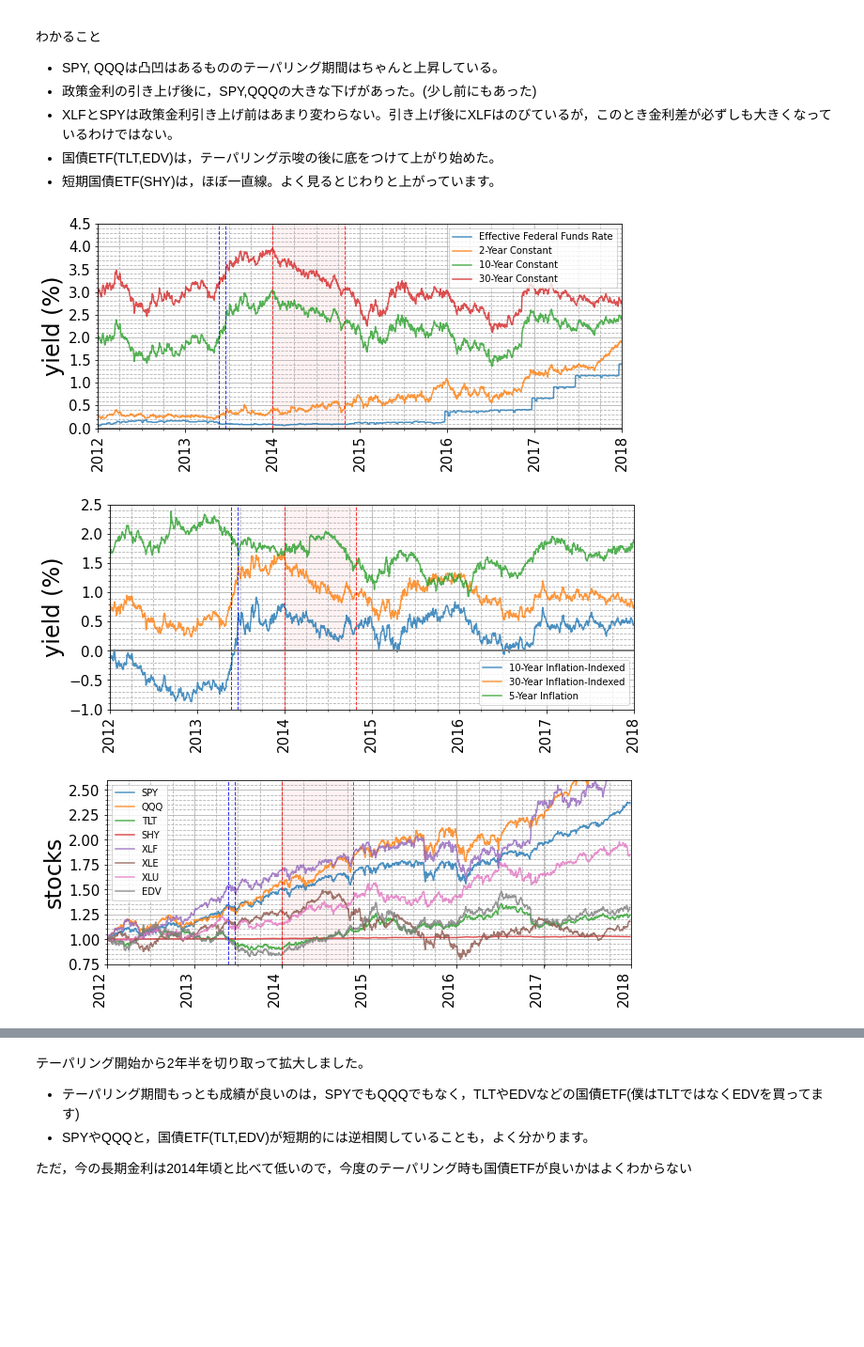
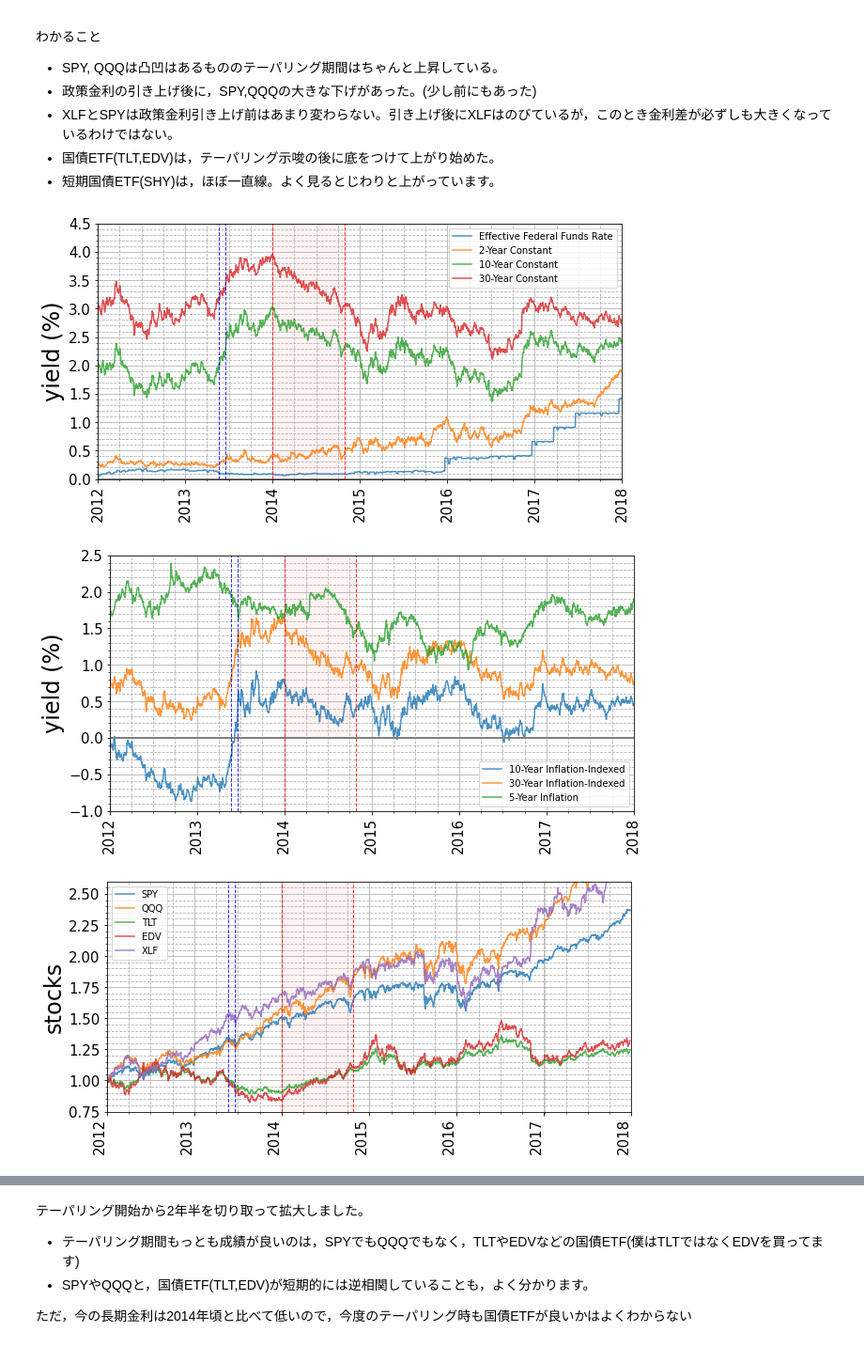
Before and after one commit to jnishii/stock-analysis, a Jupyter notebook: yahoo_fin/Yields.ipynb, the cells around one changed output, grey strips where cells are left out. Shown at 94% size. Drawn from its saved outputs; the diff is of its cells as text; code cells hidden in the pictures; blank space fills up the shorter version.

```diff
--- a/yahoo_fin/Yields.ipynb
+++ b/yahoo_fin/Yields.ipynb
@@ -249,18 +201,20 @@ Yosshiさんの真似をして2013年から2018金利の推移のグラフを作
 # %%
 ytargets = ["FF", "DGS2", "DGS10", "DGS30"]
 itargets = ["DFII10","DFII30","T5YIE"]
 
-stargets = ["SPY", "QQQ", "TLT", "SHY", "XLF", "XLE","XLU","EDV"]
-ctargets = ["GC=F", "SLV", "GDX", "GDXJ", "T5YIE"]
+#stargets = ["SPY", "QQQ", "TLT", "SHY", "XLF", "XLE","XLU","EDV"]
+stargets = ["SPY", "QQQ", "TLT", "EDV", "XLF"]
+
+ctargets = ["GC=F", "SLV"]#, "GDX", "GDXJ", "T5YIE"]
 
 xlim = ["2012-01-01", "2018-01-01"]
 
 plot(df[ytargets], xlim=xlim, ylim=[0, 4.5], ylabel="yield (%)")
 plot(df[itargets], xlim=xlim, ylim=[-1, 2.5], ylabel="yield (%)")
 
 plot(df[stargets], xlim=xlim, ylim=[0.75, 2.6], ylabel="stocks", normalize=True)
 plot(df[ctargets], xlim=xlim, ylim=[0.1, 1.4], ylabel="stocks", normalize=True)
 # %% [output]
-[figure, old version]
+[figure, new version]
-[figure, old version]
+[figure, new version]
-[figure, old version]
+[figure, new version]
```
Also changed, not shown: parts of 3 cells of this notebook, 5 other files.
